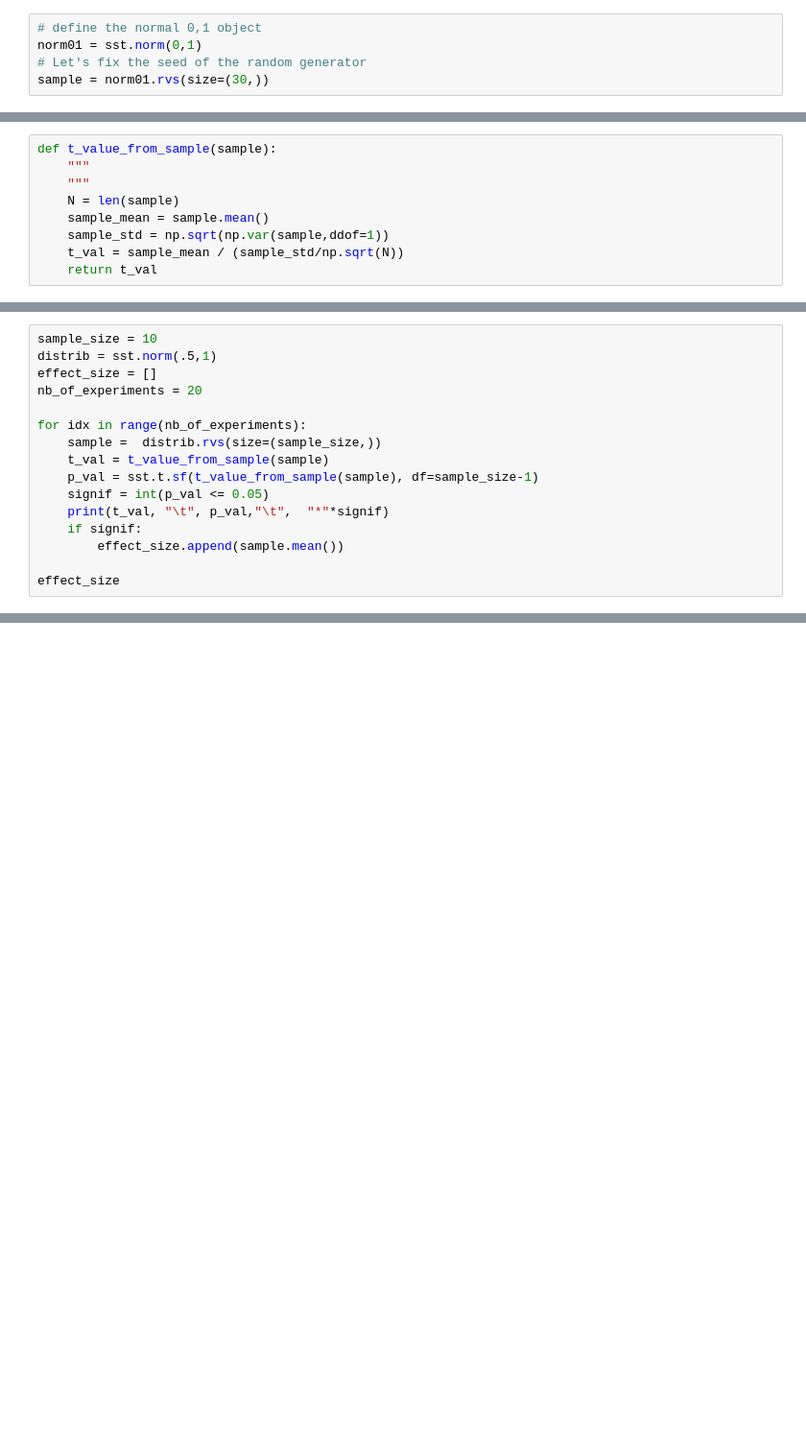
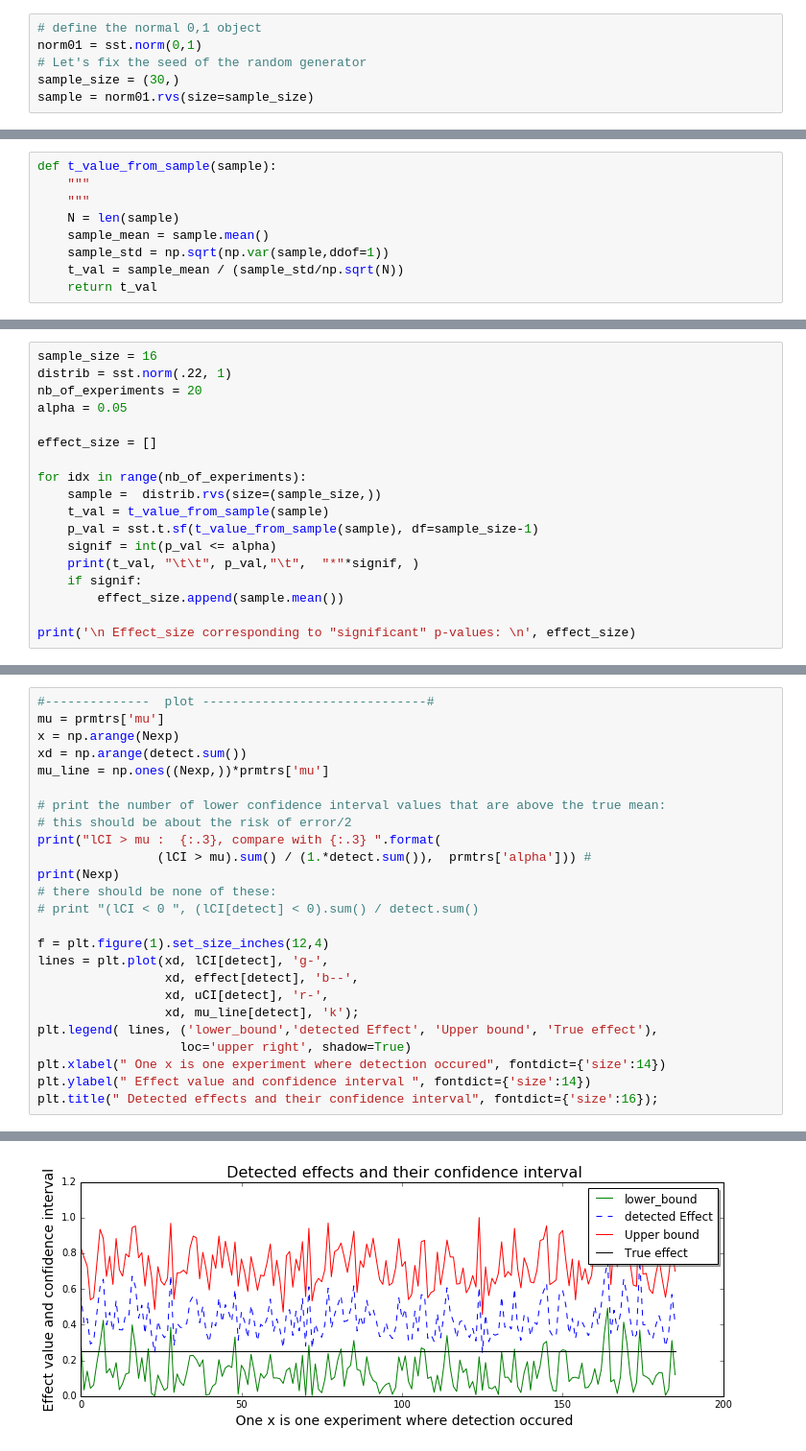
Before and after one commit to yukaizou2015/module-stats, a Jupyter notebook: notebooks/evil-p.ipynb, the cells around one changed output, grey strips where cells are left out. Shown at 96% size. Cells and saved outputs as stored; diff of their text form; blank space fills up the shorter version.

```diff
--- a/notebooks/evil-p.ipynb
+++ b/notebooks/evil-p.ipynb
@@ -11,7 +16,8 @@ np.random.seed(42) # 42 is arbitrary
 # define the normal 0,1 object
 norm01 = sst.norm(0,1)
 # Let's fix the seed of the random generator
-sample = norm01.rvs(size=(30,))
+sample_size = (30,)
+sample = norm01.rvs(size=sample_size)
 # %%
 # compute mean and corrected standard deviation
 sample_mean = sample.mean()
@@ -49,17 +60,19 @@ p_val = sst.t.sf(t_value_from_sample(sample), df=N-1)
 # %%
-sample_size = 10
-distrib = sst.norm(.5,1)
+sample_size = 16
+distrib = sst.norm(.22, 1)
+nb_of_experiments = 20
+alpha = 0.05
+
 effect_size = []
-nb_of_experiments = 20
 
 for idx in range(nb_of_experiments):
     sample =  distrib.rvs(size=(sample_size,))
     t_val = t_value_from_sample(sample)
     p_val = sst.t.sf(t_value_from_sample(sample), df=sample_size-1)
-    signif = int(p_val <= 0.05)
-    print(t_val, "\t", p_val,"\t",  "*"*signif)
+    signif = int(p_val <= alpha)
+    print(t_val, "\t\t", p_val,"\t",  "*"*signif, )
     if signif:
         effect_size.append(sample.mean())
 
-effect_size
+print('\n Effect_size corresponding to "significant" p-values: \n', effect_size)
 # %% [output]
@@ -95,0 +215,26 @@ print(np.asanyarray(effect_size).mean())
+# %%
+#--------------  plot ------------------------------#
+mu = prmtrs['mu']
+x = np.arange(Nexp)
+xd = np.arange(detect.sum())
+mu_line = np.ones((Nexp,))*prmtrs['mu']
+
+# print the number of lower confidence interval values that are above the true mean:
+# this should be about the risk of error/2
+print("lCI > mu :  {:.3}, compare with {:.3} ".format(
+                (lCI > mu).sum() / (1.*detect.sum()),  prmtrs['alpha'])) #
+print(Nexp)
+# there should be none of these:
+# print "(lCI < 0 ", (lCI[detect] < 0).sum() / detect.sum()
+
+f = plt.figure(1).set_size_inches(12,4)
+lines = plt.plot(xd, lCI[detect], 'g-',
+                 xd, effect[detect], 'b--',
+                 xd, uCI[detect], 'r-',
+                 xd, mu_line[detect], 'k');
+plt.legend( lines, ('lower_bound','detected Effect', 'Upper bound', 'True effect'),
+                   loc='upper right', shadow=True)
+plt.xlabel(" One x is one experiment where detection occured", fontdict={'size':14})
+plt.ylabel(" Effect value and confidence interval ", fontdict={'size':14})
+plt.title(" Detected effects and their confidence interval", fontdict={'size':16});
+# %% [output]
@@ -95,0 +243 @@ print(np.asanyarray(effect_size).mean())
+[figure, added]
```
Also changed, not shown: parts of 26 cells of this notebook, 2 other files.
